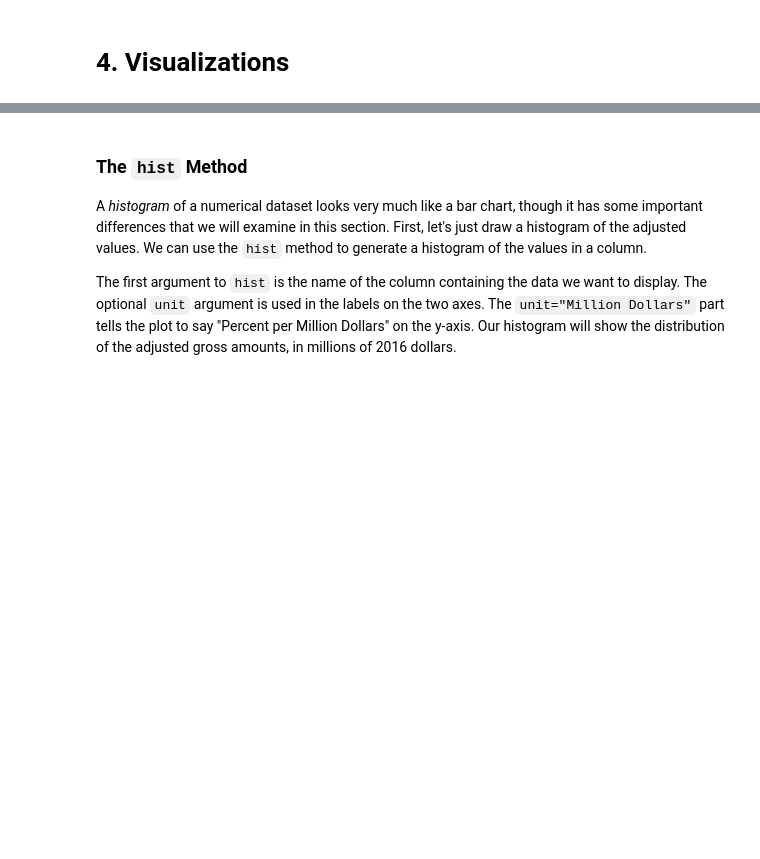
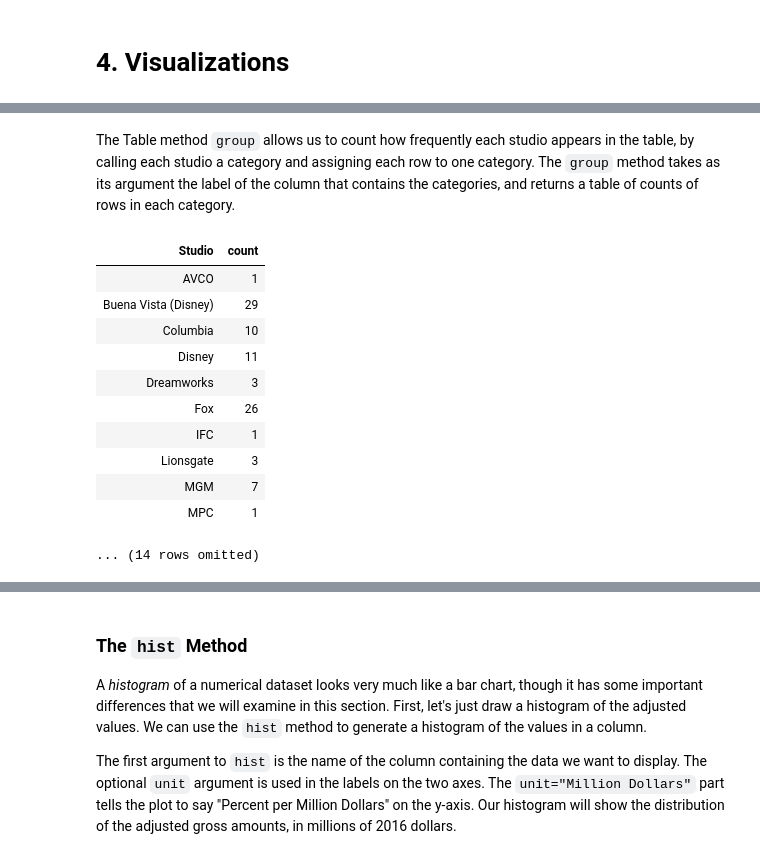
Before and after one commit to data-8/summer, a Jupyter notebook: su17/labs/lab01/lab01.ipynb, the cells around one changed output, grey strips where cells are left out. Drawn from its saved outputs; the diff is of its cells as text; code cells hidden in the pictures; blank space fills up the shorter version.

```diff
--- a/su17/labs/lab01/lab01.ipynb
+++ b/su17/labs/lab01/lab01.ipynb
@@ -357,0 +391,19 @@ top.set_format([2, 3], NumberFormatter)
+# %% [markdown]
+The Table method `group` allows us to count how frequently each studio appears in the table, by calling each studio a category and assigning each row to one category. The `group` method takes as its argument the label of the column that contains the categories, and returns a table of counts of rows in each category.
+# %%
+# Count how frequently each studio appears in the table
+studio_distribution = movies_and_studios.group('Studio')
+studio_distribution
+# %% [output]
+| Studio | count |
+| AVCO | 1 |
+| Buena Vista (Disney) | 29 |
+| Columbia | 10 |
+| Disney | 11 |
+| Dreamworks | 3 |
+| Fox | 26 |
+| IFC | 1 |
+| Lionsgate | 3 |
+| MGM | 7 |
+| MPC | 1 |
+... (14 rows omitted)
```
Also changed, not shown: parts of 16 cells of this notebook.
